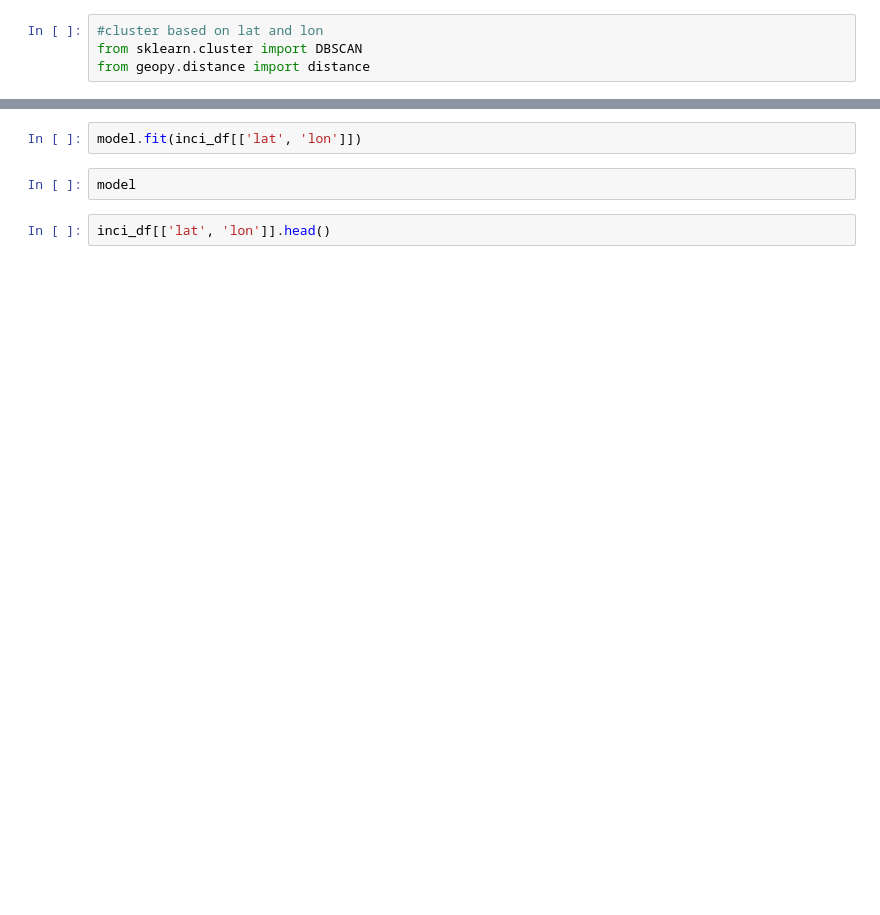
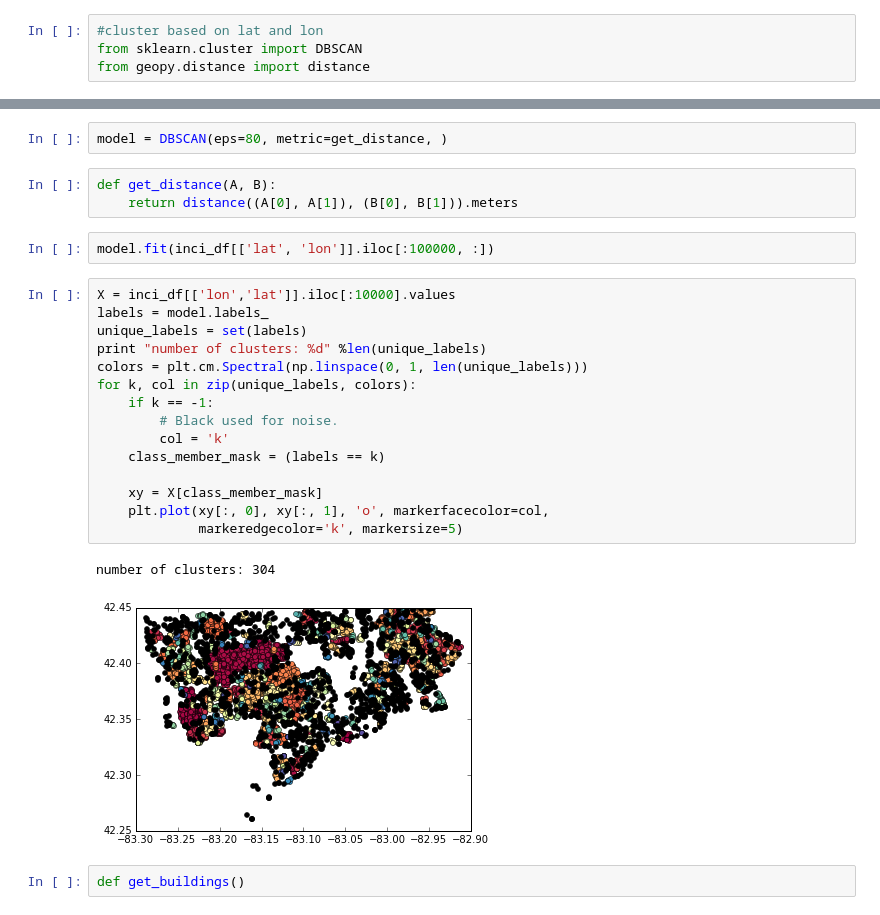
Before and after one commit to crazycodingcat/datasci_course_materials, a Jupyter notebook: capstone/blight/explore1-geo.ipynb, the cells around one changed output, grey strips where cells are left out. Cells and saved outputs as stored; diff of their text form; blank space fills up the shorter version.

```diff
--- a/capstone/blight/explore1-geo.ipynb
+++ b/capstone/blight/explore1-geo.ipynb
@@ -71,6 +221,27 @@ model = DBSCAN(min_samples=1)
+# %%
+model = DBSCAN(eps=80, metric=get_distance, )
+# %%
+def get_distance(A, B):
+    return distance((A[0], A[1]), (B[0], B[1])).meters
 # %%
-model.fit(inci_df[['lat', 'lon']])
+model.fit(inci_df[['lat', 'lon']].iloc[:100000, :])
-# %%
-model
-# %%
-inci_df[['lat', 'lon']].head()
+# %%
+X = inci_df[['lon','lat']].iloc[:10000].values
+labels = model.labels_
+unique_labels = set(labels)
+print "number of clusters: %d" %len(unique_labels)
+colors = plt.cm.Spectral(np.linspace(0, 1, len(unique_labels)))
+for k, col in zip(unique_labels, colors):
+    if k == -1:
+        # Black used for noise.
+        col = 'k'
+    class_member_mask = (labels == k)
+
+    xy = X[class_member_mask]
+    plt.plot(xy[:, 0], xy[:, 1], 'o', markerfacecolor=col,
+             markeredgecolor='k', markersize=5)
+# %% [output]
+number of clusters: 304
+[figure, added]
+# %%
+def get_buildings()
```
Also changed, not shown: parts of 20 cells of this notebook.
